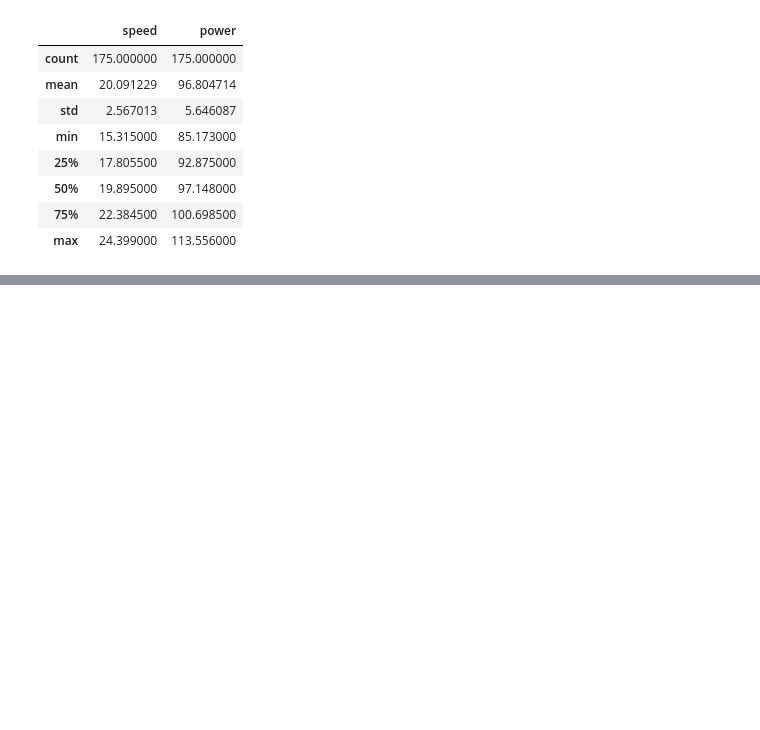
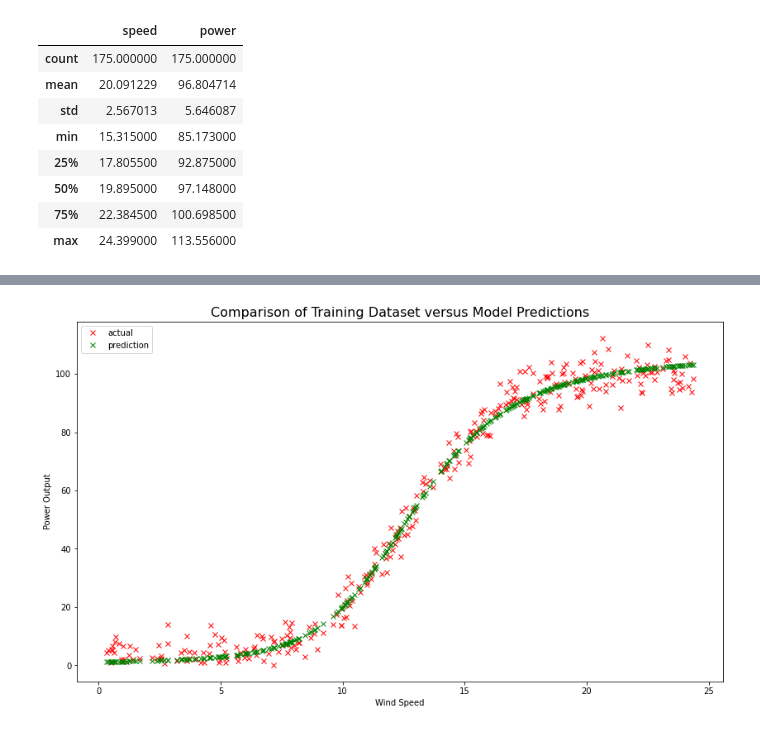
Before and after one commit to markcot/ProjMachLearn, a Jupyter notebook: Project.ipynb, the cells around one changed output, grey strips where cells are left out. Saved outputs shown, nothing was run; the diff lists cells and outputs as text; code cells hidden in the pictures; blank space fills up the shorter version.

```diff
--- a/Project.ipynb
+++ b/Project.ipynb
@@ -487 +547,10 @@ plt.ylabel("Power Output / 100");
+# %%
+plt.plot(train['speed']*25, train['power']*120, 'rx', label='actual')
+plt.plot(train['speed']*25, model.predict(train['speed'])*120, 'gx', label='prediction')
+plt.title("Comparison of Training Dataset versus Model Predictions", fontsize = 16)
+plt.xlabel("Wind Speed")
+plt.ylabel("Power Output")
+plt.legend();
+# %% [output]
+[figure, added]
 # %%
```
Also changed, not shown: parts of 10 cells of this notebook.
